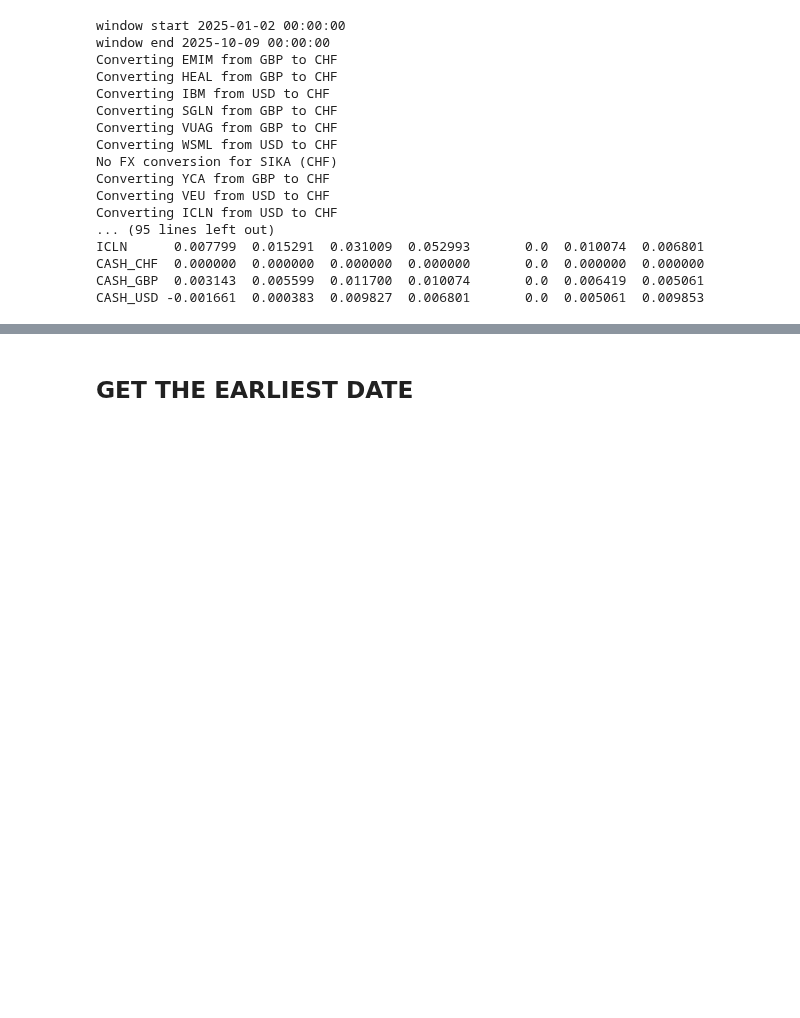
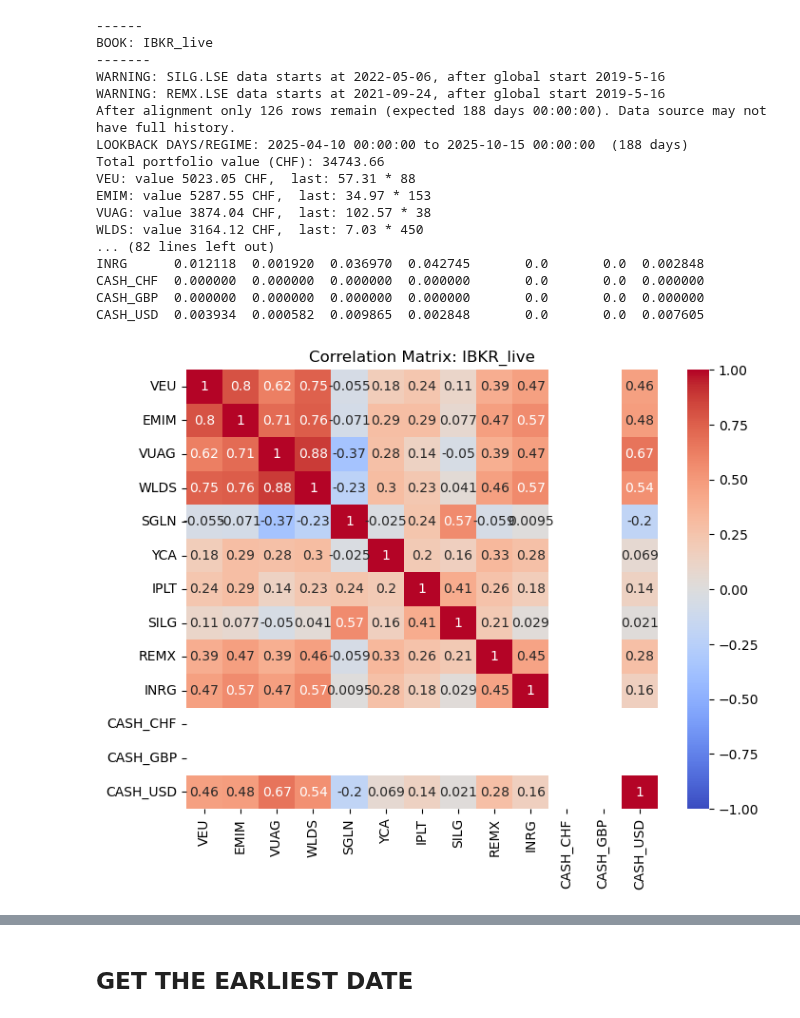
Before and after one commit to nimchimpski/GeoQuant, a Jupyter notebook: risk_matrix_run.ipynb, the cells around one changed output, grey strips where cells are left out. Saved outputs shown, nothing was run; the diff lists cells and outputs as text; code cells hidden in the pictures; blank space fills up the shorter version.

```diff
--- a/risk_matrix_run.ipynb
+++ b/risk_matrix_run.ipynb
@@ -217,55 +219,58 @@ def portfolio_risk(rets_df: pd.DataFrame, weights: pd.Series) -> dict:
     }
 # %%
 
-PORTFOLIO = 'IBKR_sim'
+PORTFOLIO = 'IBKR_live'
             # 'IBKR_live_adj'
             # 'IBKR_sim'
             # 'exp'
-if PORTFOLIO == 'IBKR_live':
-    holdings = book.IBKR_live
-elif PORTFOLIO == 'IBKR_live_adj':
-    holdings = book.IBKR_live_adj
-elif PORTFOLIO == 'IBKR_sim':
-    holdings = book.IBKR_sim
-elif PORTFOLIO == 'exp':
-    holdings = book.exp
-else:
-    raise ValueError("Invalid holdings selection")
+holdings=getattr(books, PORTFOLIO)  # verify it exists
+
 DEBUG = False
-window_start = '2025-1-02'
+window_start = '2025-4-10'
 window_end = None
+print('------\nBOOK:', PORTFOLIO, '\n-------')
+
+
+
 rets_df, prices_df, w = build_returns_matrix_in_chf(holdings, params=config.params, no_fx=False, usd_shift=False, window_start=window_start, window_end=window_end,  DEBUG=DEBUG)
 
 risk = portfolio_risk(rets_df, w)
 
 # print( rets_df.tail(3) )
-print('------\nBOOK:', PORTFOLIO, '\n-------')
 print("Portfolio σ (annualized, CHF): {:.2%}".format(risk["port_vol"]))
 print(" CORE EQUITY BAND = 15 - 30%, DIVERSIFIERS = 5 - 12%, TACTICALS <= 10%,")
 print('equity core max 30%, diversifiers max 12%, tacticals max 10%, total max 15%')
 print(risk["summary"].round({"Weight":3,"Vol_1Y_CHF":3,"MRC":3,"PRC_%":1, }))
 print(f'CORRELATION:')
 print(f'{risk["corr"].round(2)}')
 print(f'COVARIANCE:')
 print(f'{risk["cov_annual"]}')
+
+corr_matrix = risk["corr"]
+
+plt.figure(figsize=(8, 6))
+sns.heatmap(corr_matrix, annot=True, cmap="coolwarm", vmin=-1, vmax=1)
+plt.title(f"Correlation Matrix: {PORTFOLIO}")
+plt.show()
 # %% [output]
-window start 2025-01-02 00:00:00
-window end 2025-10-09 00:00:00
-Converting EMIM from GBP to CHF
-Converting HEAL from GBP to CHF
-Converting IBM from USD to CHF
-Converting SGLN from GBP to CHF
-Converting VUAG from GBP to CHF
-Converting WSML from USD to CHF
-No FX conversion for SIKA (CHF)
-Converting YCA from GBP to CHF
-Converting VEU from USD to CHF
-Converting ICLN from USD to CHF
-... (95 lines left out)
-ICLN      0.007799  0.015291  0.031009  0.052993       0.0  0.010074  0.006801
-CASH_CHF  0.000000  0.000000  0.000000  0.000000       0.0  0.000000  0.000000
-CASH_GBP  0.003143  0.005599  0.011700  0.010074       0.0  0.006419  0.005061
-CASH_USD -0.001661  0.000383  0.009827  0.006801       0.0  0.005061  0.009853
+------
+BOOK: IBKR_live
+-------
+WARNING: SILG.LSE data starts at 2022-05-06, after global start 2019-5-16
+WARNING: REMX.LSE data starts at 2021-09-24, after global start 2019-5-16
+After alignment only 126 rows remain (expected 188 days 00:00:00). Data source may not have full history.
+LOOKBACK DAYS/REGIME: 2025-04-10 00:00:00 to 2025-10-15 00:00:00  (188 days)
+Total portfolio value (CHF): 34743.66
+VEU: value 5023.05 CHF,  last: 57.31 * 88
+EMIM: value 5287.55 CHF,  last: 34.97 * 153
+VUAG: value 3874.04 CHF,  last: 102.57 * 38
+WLDS: value 3164.12 CHF,  last: 7.03 * 450
+... (82 lines left out)
+INRG      0.012118  0.001920  0.036970  0.042745       0.0       0.0  0.002848
+CASH_CHF  0.000000  0.000000  0.000000  0.000000       0.0       0.0  0.000000
+CASH_GBP  0.000000  0.000000  0.000000  0.000000       0.0       0.0  0.000000
+CASH_USD  0.003934  0.000582  0.009865  0.002848       0.0       0.0  0.007605
+[figure, added]
 # %%
 def eod_search(quey: str, token: str):
     import requests, pandas as pd
```
Also changed, not shown: parts of 4 cells of this notebook, 36 other files.
